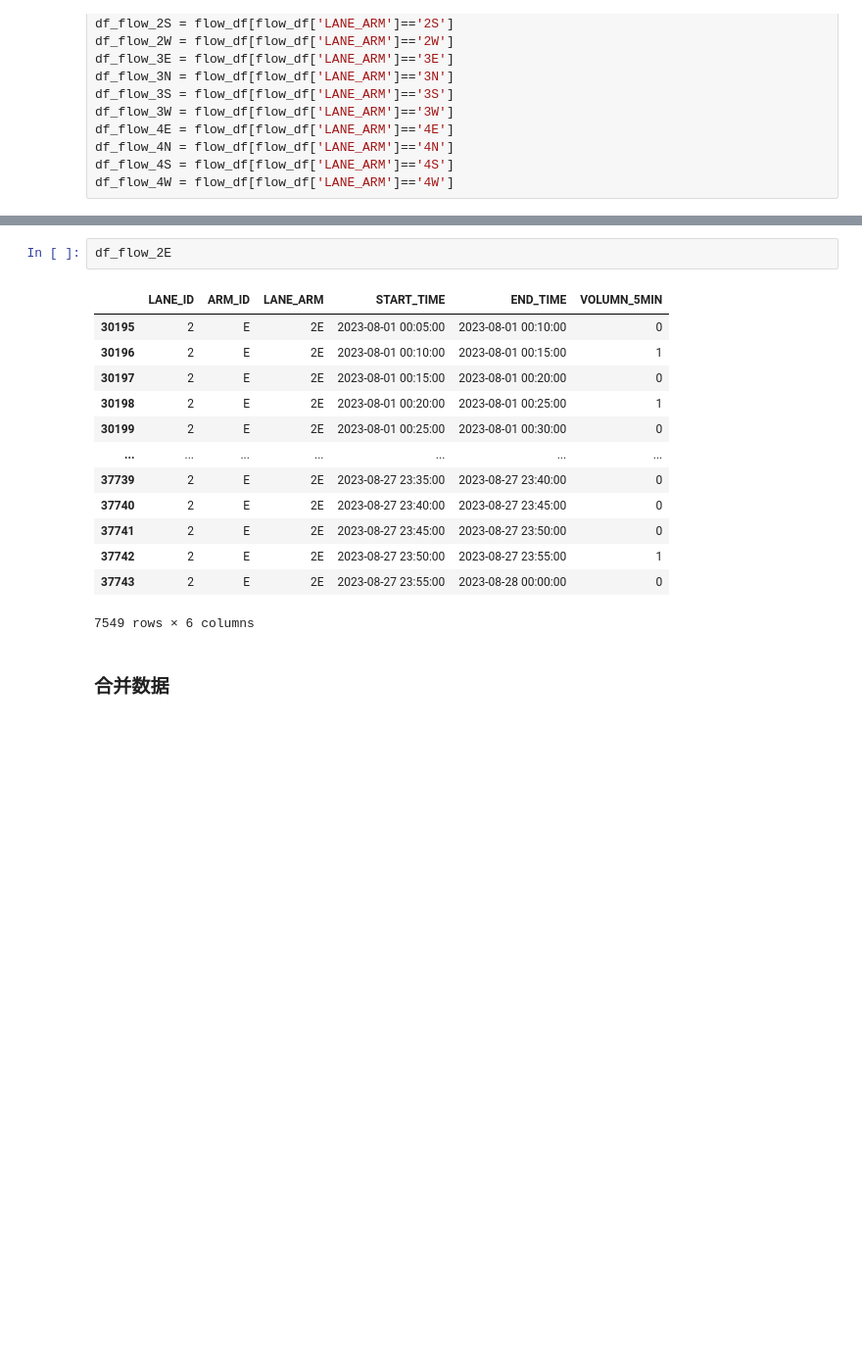
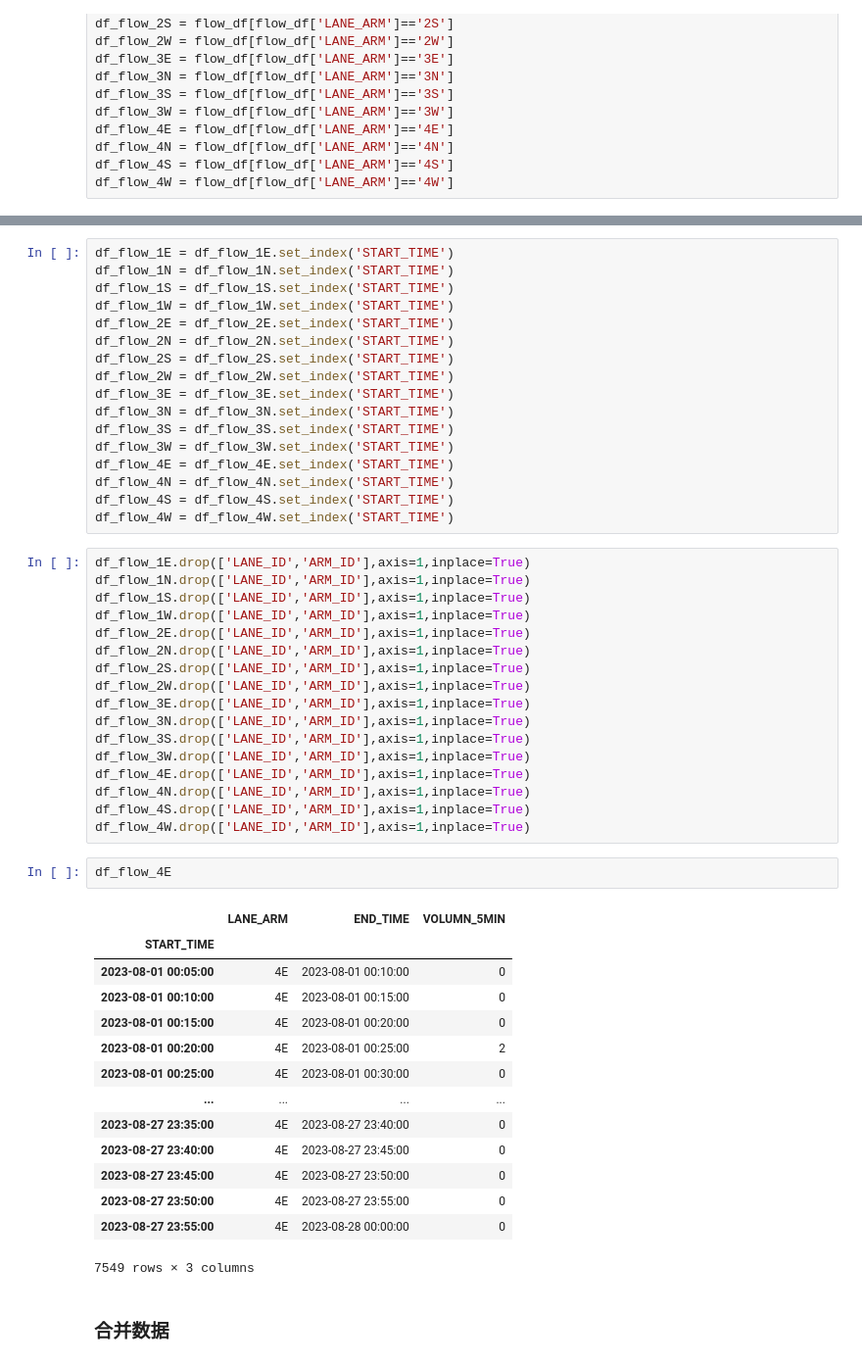
Before and after one commit to Zhou1317fe5/ml-projects, a Jupyter notebook: SEED2023/ITS_Preliminary.ipynb, the cells around one changed output, grey strips where cells are left out. Shown at 98% size. Cells and saved outputs as stored; diff of their text form; blank space fills up the shorter version.

```diff
--- a/SEED2023/ITS_Preliminary.ipynb
+++ b/SEED2023/ITS_Preliminary.ipynb
@@ -374,19 +522,54 @@ df_flow_1E.head
+# %%
+df_flow_1E = df_flow_1E.set_index('START_TIME')
+df_flow_1N = df_flow_1N.set_index('START_TIME')
+df_flow_1S = df_flow_1S.set_index('START_TIME')
+df_flow_1W = df_flow_1W.set_index('START_TIME')
+df_flow_2E = df_flow_2E.set_index('START_TIME')
+df_flow_2N = df_flow_2N.set_index('START_TIME')
+df_flow_2S = df_flow_2S.set_index('START_TIME')
+df_flow_2W = df_flow_2W.set_index('START_TIME')
+df_flow_3E = df_flow_3E.set_index('START_TIME')
+df_flow_3N = df_flow_3N.set_index('START_TIME')
+df_flow_3S = df_flow_3S.set_index('START_TIME')
+df_flow_3W = df_flow_3W.set_index('START_TIME')
+df_flow_4E = df_flow_4E.set_index('START_TIME')
+df_flow_4N = df_flow_4N.set_index('START_TIME')
+df_flow_4S = df_flow_4S.set_index('START_TIME')
+df_flow_4W = df_flow_4W.set_index('START_TIME')
+# %%
+df_flow_1E.drop(['LANE_ID','ARM_ID'],axis=1,inplace=True)
+df_flow_1N.drop(['LANE_ID','ARM_ID'],axis=1,inplace=True)
+df_flow_1S.drop(['LANE_ID','ARM_ID'],axis=1,inplace=True)
+df_flow_1W.drop(['LANE_ID','ARM_ID'],axis=1,inplace=True)
+df_flow_2E.drop(['LANE_ID','ARM_ID'],axis=1,inplace=True)
+df_flow_2N.drop(['LANE_ID','ARM_ID'],axis=1,inplace=True)
+df_flow_2S.drop(['LANE_ID','ARM_ID'],axis=1,inplace=True)
+df_flow_2W.drop(['LANE_ID','ARM_ID'],axis=1,inplace=True)
+df_flow_3E.drop(['LANE_ID','ARM_ID'],axis=1,inplace=True)
+df_flow_3N.drop(['LANE_ID','ARM_ID'],axis=1,inplace=True)
+df_flow_3S.drop(['LANE_ID','ARM_ID'],axis=1,inplace=True)
+df_flow_3W.drop(['LANE_ID','ARM_ID'],axis=1,inplace=True)
+df_flow_4E.drop(['LANE_ID','ARM_ID'],axis=1,inplace=True)
+df_flow_4N.drop(['LANE_ID','ARM_ID'],axis=1,inplace=True)
+df_flow_4S.drop(['LANE_ID','ARM_ID'],axis=1,inplace=True)
+df_flow_4W.drop(['LANE_ID','ARM_ID'],axis=1,inplace=True)
 # %%
-df_flow_2E
+df_flow_4E
 # %% [output]
-|  | LANE_ID | ARM_ID | LANE_ARM | START_TIME | END_TIME | VOLUMN_5MIN |
-| 30195 | 2 | E | 2E | 2023-08-01 00:05:00 | 2023-08-01 00:10:00 | 0 |
-| 30196 | 2 | E | 2E | 2023-08-01 00:10:00 | 2023-08-01 00:15:00 | 1 |
-| 30197 | 2 | E | 2E | 2023-08-01 00:15:00 | 2023-08-01 00:20:00 | 0 |
-| 30198 | 2 | E | 2E | 2023-08-01 00:20:00 | 2023-08-01 00:25:00 | 1 |
-| 30199 | 2 | E | 2E | 2023-08-01 00:25:00 | 2023-08-01 00:30:00 | 0 |
-| ... | ... | ... | ... | ... | ... | ... |
-| 37739 | 2 | E | 2E | 2023-08-27 23:35:00 | 2023-08-27 23:40:00 | 0 |
-| 37740 | 2 | E | 2E | 2023-08-27 23:40:00 | 2023-08-27 23:45:00 | 0 |
-| 37741 | 2 | E | 2E | 2023-08-27 23:45:00 | 2023-08-27 23:50:00 | 0 |
-| 37742 | 2 | E | 2E | 2023-08-27 23:50:00 | 2023-08-27 23:55:00 | 1 |
-| 37743 | 2 | E | 2E | 2023-08-27 23:55:00 | 2023-08-28 00:00:00 | 0 |
+|  | LANE_ARM | END_TIME | VOLUMN_5MIN |
+| START_TIME |  |  |  |
+| 2023-08-01 00:05:00 | 4E | 2023-08-01 00:10:00 | 0 |
+| 2023-08-01 00:10:00 | 4E | 2023-08-01 00:15:00 | 0 |
+| 2023-08-01 00:15:00 | 4E | 2023-08-01 00:20:00 | 0 |
+| 2023-08-01 00:20:00 | 4E | 2023-08-01 00:25:00 | 2 |
+| 2023-08-01 00:25:00 | 4E | 2023-08-01 00:30:00 | 0 |
+| ... | ... | ... | ... |
+| 2023-08-27 23:35:00 | 4E | 2023-08-27 23:40:00 | 0 |
+| 2023-08-27 23:40:00 | 4E | 2023-08-27 23:45:00 | 0 |
+| 2023-08-27 23:45:00 | 4E | 2023-08-27 23:50:00 | 0 |
+| 2023-08-27 23:50:00 | 4E | 2023-08-27 23:55:00 | 0 |
+| 2023-08-27 23:55:00 | 4E | 2023-08-28 00:00:00 | 0 |
-7549 rows × 6 columns
+7549 rows × 3 columns
 # %% [markdown]
 ### 合并数据
 # %%
```
Also changed, not shown: parts of 59 cells of this notebook.
